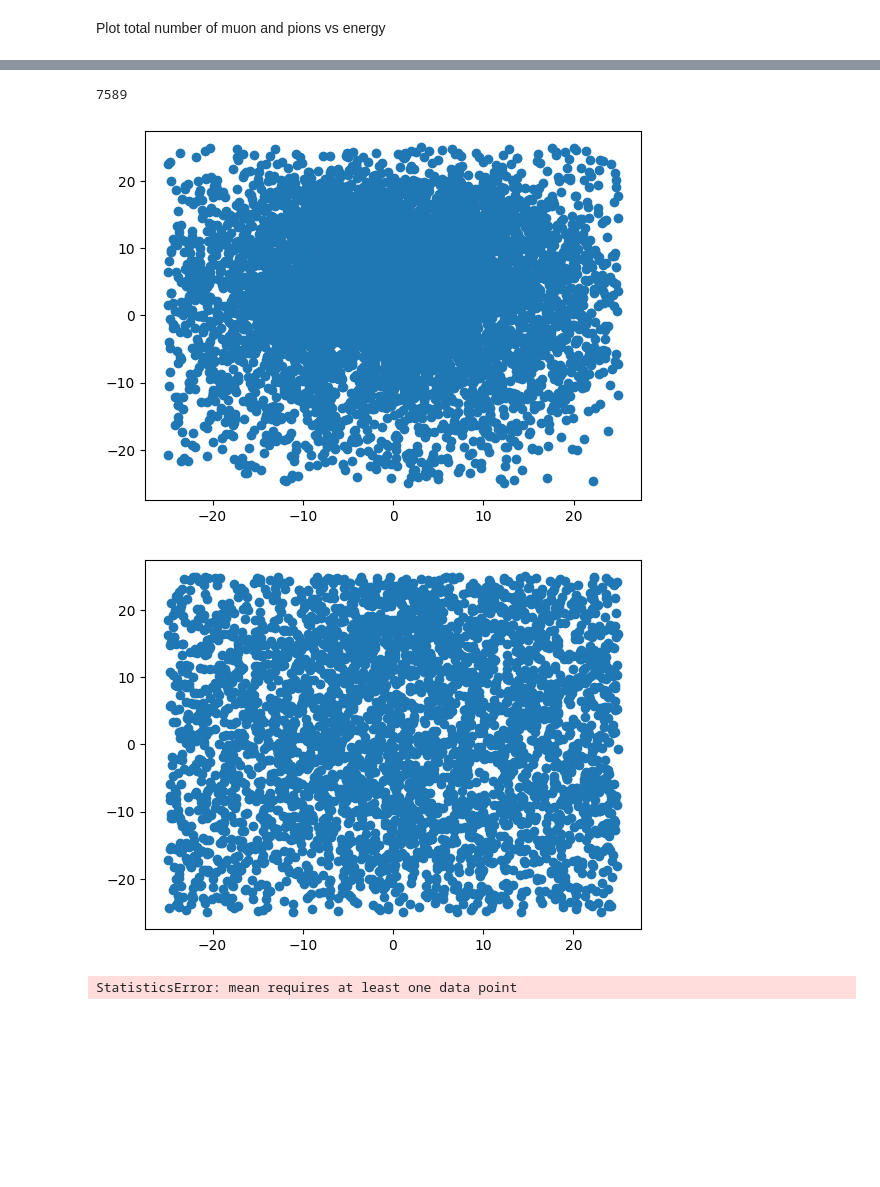
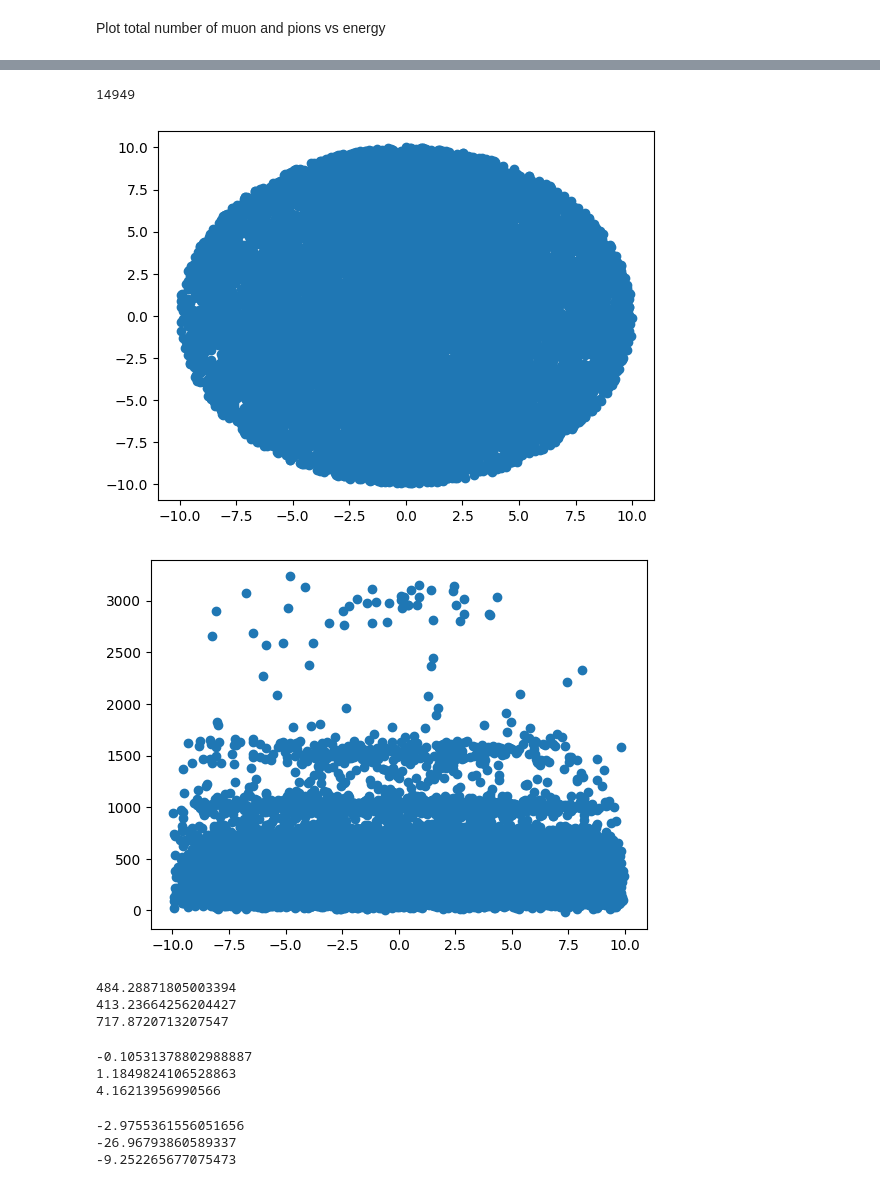
Before and after one commit to prateekraouw/Geant4_new_geo, a Jupyter notebook: build/plot.ipynb, the cells around one changed output, grey strips where cells are left out. Cells and saved outputs as stored; diff of their text form; code cells hidden in the pictures; blank space fills up the shorter version.

```diff
--- a/build/plot.ipynb
+++ b/build/plot.ipynb
@@ -299,6 +317,7 @@ y_4 = []
 x_2 = []
 y_2 = []
 z_4 = []
+z_3 = []
 pz_3 = []
 pz_4 = []
 py_3 = []
@@ -321,6 +340,7 @@ for i in range(0,len(detector_list)):
         py_3.append(py_list[i])
         x_3.append(x_list[i])
         y_3.append(y_list[i])
+        z_3.append(z_list[i])
     if int(detector_list[i]) == 4:
         pz_4.append(pz_list[i])
         px_4.append(px_list[i])
@@ -331,17 +351,17 @@ for i in range(0,len(detector_list)):
 # %%
 len(x_3)
 # %% [output]
-7589
+14949
 # %%
 plt.scatter(x_3,y_3)
 plt.show()
 # %% [output]
-[figure, old version]
+[figure, new version]
 # %%
-plt.scatter(x_4,y_4)
+plt.scatter(x_3,pz_3)
 plt.show()
 # %% [output]
-[figure, old version]
+[figure, new version]
 # %%
 import statistics as stat
 
@@ -349,15 +369,25 @@ print(stat.mean(pz_2)) #before helium cloud
 print(stat.mean(pz_3)) #after helium cloud
 print(stat.mean(pz_4)) #after rf cavity
 # %% [output]
-StatisticsError: mean requires at least one data point
+484.28871805003394
+413.23664256204427
+717.8720713207547
 # %%
 print(stat.mean(px_2)) #before helium cloud
 print(stat.mean(px_3)) #after helium cloud
 print(stat.mean(px_4)) #after rf cavity
+# %% [output]
+-0.10531378802988887
+1.1849824106528863
+4.16213956990566
 # %%
 print(stat.mean(py_2)) #before helium cloud
 print(stat.mean(py_3)) #after helium cloud
 print(stat.mean(py_4)) #after rf cavity
+# %% [output]
+-2.9755361556051656
+-26.96793860589337
+-9.252265677075473
 # %%
 plt.scatter(x_2,y_2)
 plt.xlabel("X [cm]")
```
Also changed, not shown: parts of 22 cells of this notebook, 32 other files.
